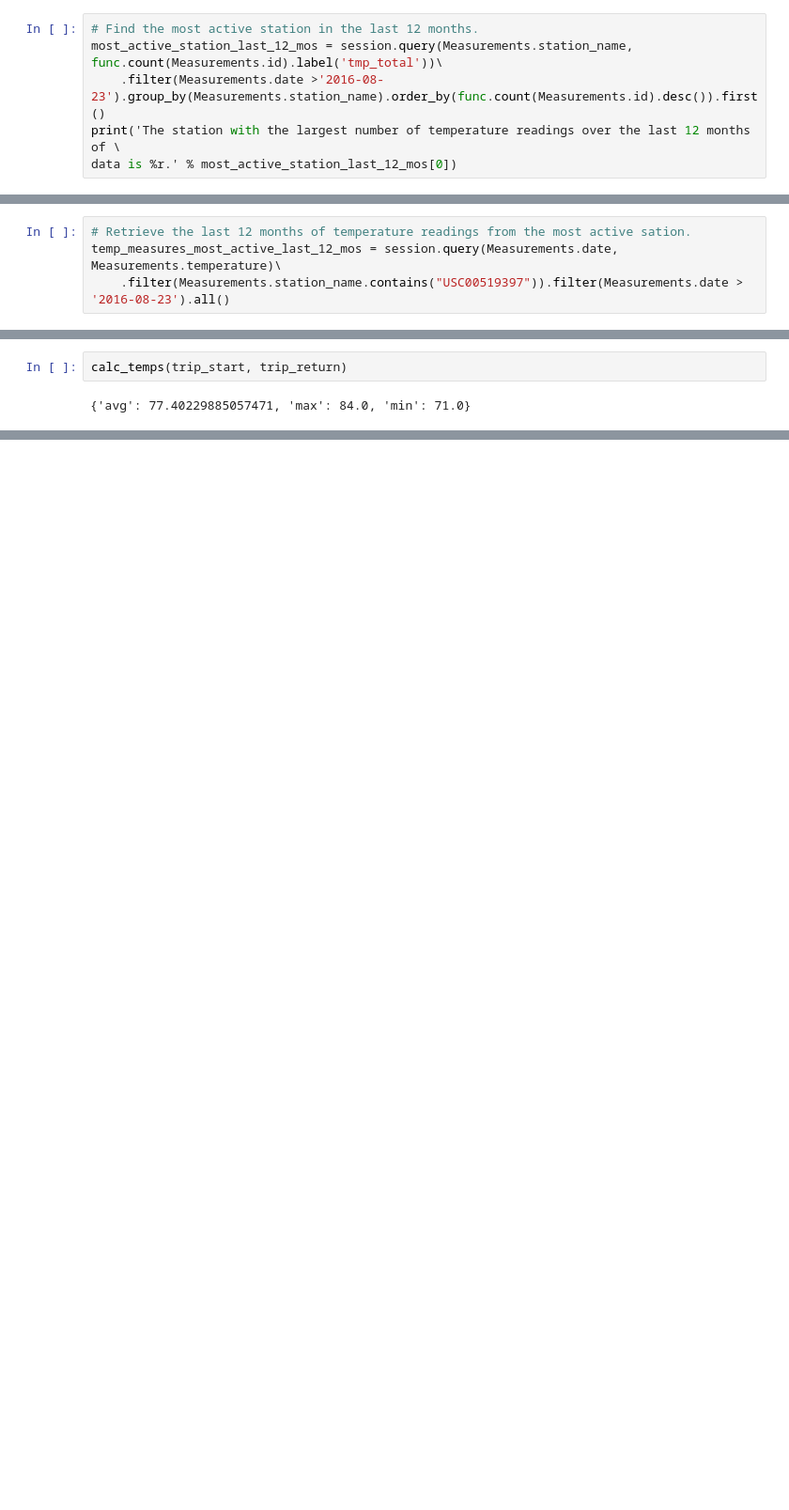
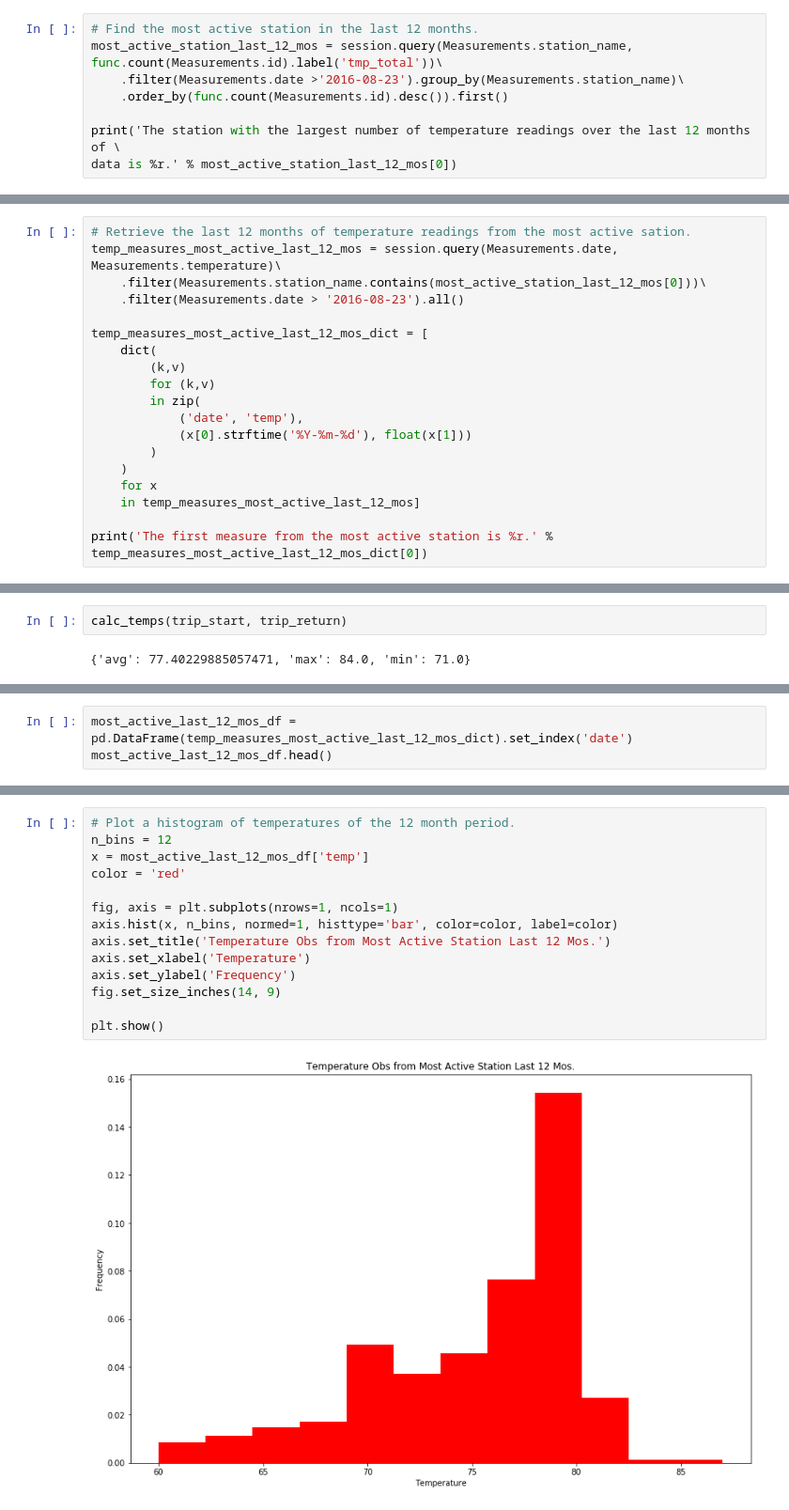
Before and after one commit to Jkremr/hawaii-weather-analysis, a Jupyter notebook: climate_analysis.ipynb, the cells around one changed output, grey strips where cells are left out. Shown: that part at 94% size. Saved outputs shown, nothing was run; the diff lists cells and outputs as text; blank space fills up the shorter version.

```diff
--- a/climate_analysis.ipynb
+++ b/climate_analysis.ipynb
@@ -130,7 +145,9 @@ NameError: name 'session' is not defined
 # %%
 # Find the most active station in the last 12 months.
 most_active_station_last_12_mos = session.query(Measurements.station_name, func.count(Measurements.id).label('tmp_total'))\
-    .filter(Measurements.date >'2016-08-23').group_by(Measurements.station_name).order_by(func.count(Measurements.id).desc()).first()
+    .filter(Measurements.date >'2016-08-23').group_by(Measurements.station_name)\
+    .order_by(func.count(Measurements.id).desc()).first()
+
 print('The station with the largest number of temperature readings over the last 12 months of \
 data is %r.' % most_active_station_last_12_mos[0])
 # %% [output]
@@ -138,4 +155,19 @@ The station with the largest number of temperature readings over the last 12 mon
 # %%
 # Retrieve the last 12 months of temperature readings from the most active sation.
 temp_measures_most_active_last_12_mos = session.query(Measurements.date, Measurements.temperature)\
-    .filter(Measurements.station_name.contains("USC00519397")).filter(Measurements.date > '2016-08-23').all()
+    .filter(Measurements.station_name.contains(most_active_station_last_12_mos[0]))\
+    .filter(Measurements.date > '2016-08-23').all()
+
+temp_measures_most_active_last_12_mos_dict = [
+    dict(
+        (k,v)
+        for (k,v)
+        in zip(
+            ('date', 'temp'),
+            (x[0].strftime('%Y-%m-%d'), float(x[1]))
+        )
+    )
+    for x
+    in temp_measures_most_active_last_12_mos]
+
+print('The first measure from the most active station is %r.' % temp_measures_most_active_last_12_mos_dict[0])
@@ -248,0 +269,3 @@ error
+# %%
+most_active_last_12_mos_df = pd.DataFrame(temp_measures_most_active_last_12_mos_dict).set_index('date')
+most_active_last_12_mos_df.head()
@@ -248,0 +292,16 @@ error
+# %%
+# Plot a histogram of temperatures of the 12 month period.
+n_bins = 12
+x = most_active_last_12_mos_df['temp']
+color = 'red'
+
+fig, axis = plt.subplots(nrows=1, ncols=1)
+axis.hist(x, n_bins, normed=1, histtype='bar', color=color, label=color)
+axis.set_title('Temperature Obs from Most Active Station Last 12 Mos.')
+axis.set_xlabel('Temperature')
+axis.set_ylabel('Frequency')
+fig.set_size_inches(14, 9)
+
+plt.show()
+# %% [output]
+[figure, added]
```
Also changed, not shown: parts of 28 cells of this notebook, 1 other file.
